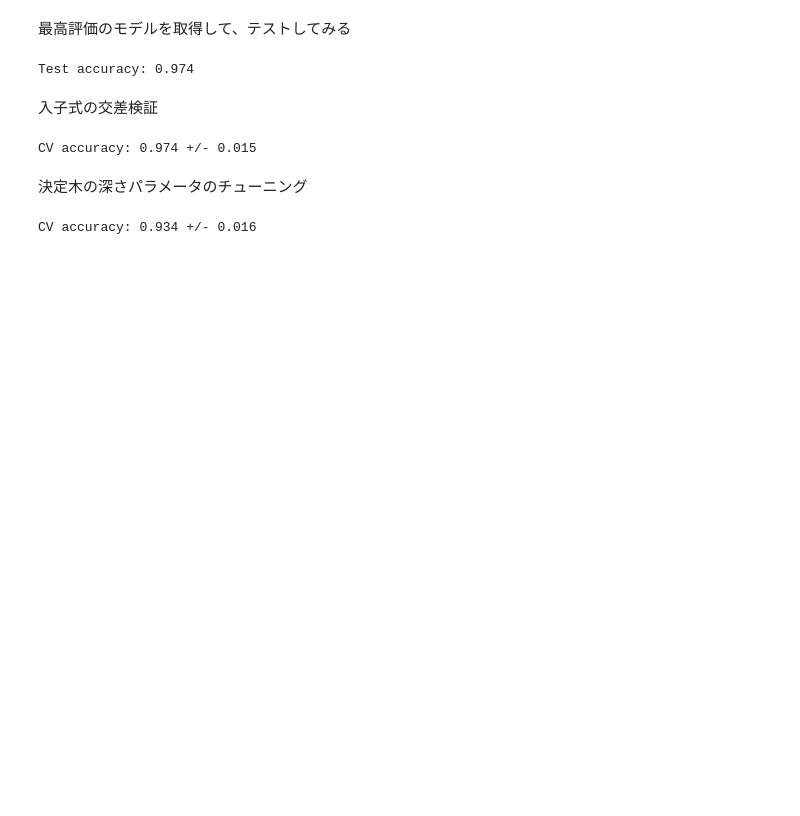
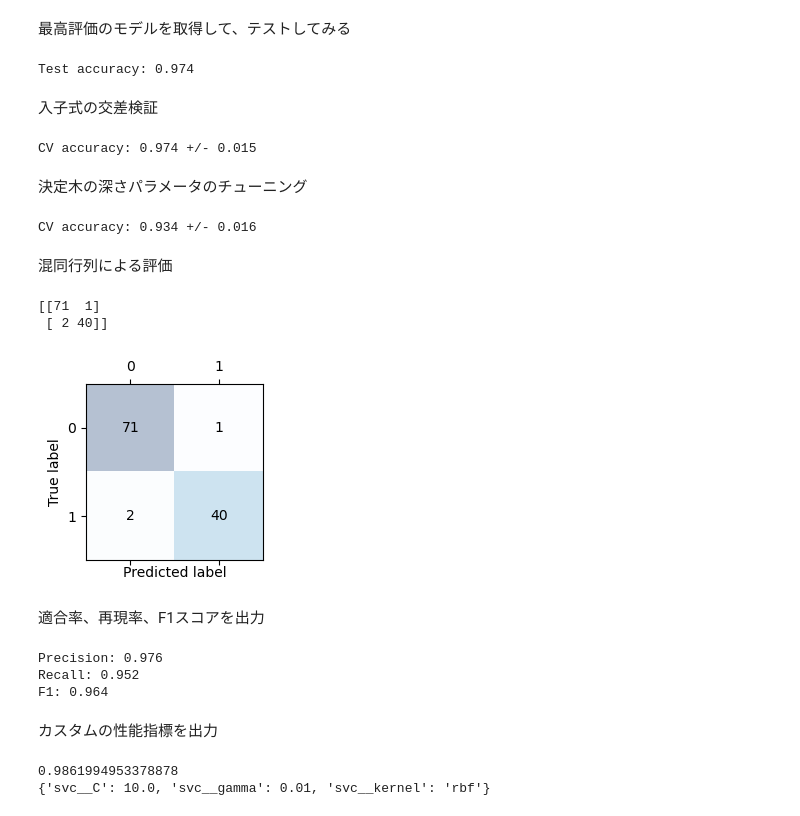
Before and after one commit to K-Bokka/py_ml_3rd, a Jupyter notebook: notebooks/ch06/03_gridsearch.ipynb, the cells around one changed output. Drawn from its saved outputs; the diff is of its cells as text; code cells hidden in the pictures; blank space fills up the shorter version.

Commit message:
Add other metrics

```diff
--- a/notebooks/ch06/03_gridsearch.ipynb
+++ b/notebooks/ch06/03_gridsearch.ipynb
@@ -63,3 +63,59 @@ scores = cross_val_score(gs, X_train, y_train, scoring='accuracy', cv=5)
 print('CV accuracy: %.3f +/- %.3f' % (np.mean(scores), np.std(scores)))
 # %% [output]
 CV accuracy: 0.934 +/- 0.016
+# %% [markdown]
+混同行列による評価
+# %%
+from sklearn.metrics import confusion_matrix
+import matplotlib.pyplot as plt
+
+pipe_svc.fit(X_train, y_train)
+y_pred = pipe_svc.predict(X_test)
+conf_mat = confusion_matrix(y_true=y_test, y_pred=y_pred)
+print(conf_mat)
+
+fig, ax = plt.subplots(figsize=(2.5, 2.5))
+ax.matshow(conf_mat, cmap=plt.get_cmap('Blues'), alpha=0.3)
+for i in range(conf_mat.shape[0]):
+    for j in range(conf_mat.shape[1]):
+        ax.text(x=j, y=i, s=conf_mat[i, j], va='center', ha='center')
+plt.xlabel('Predicted label')
+plt.ylabel('True label')
+plt.tight_layout()
+plt.show()
+# %% [output]
+[[71  1]
+ [ 2 40]]
+[figure, added]
+# %% [markdown]
+適合率、再現率、F1スコアを出力
+# %%
+from sklearn.metrics import precision_score, recall_score, f1_score
+
+print('Precision: %.3f' % precision_score(y_true=y_test, y_pred=y_pred))
+print('Recall: %.3f' % recall_score(y_true=y_test, y_pred=y_pred))
+print('F1: %.3f' % f1_score(y_true=y_test, y_pred=y_pred))
+# %% [output]
+Precision: 0.976
+Recall: 0.952
+F1: 0.964
+# %% [markdown]
+カスタムの性能指標を出力
+# %%
+from sklearn.metrics import make_scorer
+
+c_gamma_range = [0.01, 0.1, 1.0, 10.0]
+param_grid = [{'svc__C': c_gamma_range, 'svc__kernel': ['linear']},
+              {'svc__C': c_gamma_range, 'svc__kernel': ['rbf'], 'svc__gamma': c_gamma_range}]
+
+scorer = make_scorer(f1_score, pos_label=0)
+gs = GridSearchCV(estimator=pipe_svc,
+                  param_grid=param_grid,
+                  scoring=scorer,
+                  cv=10, n_jobs=-1)
+gs = gs.fit(X_train, y_train)
+print(gs.best_score_)
+print(gs.best_params_)
+# %% [output]
+0.9861994953378878
+{'svc__C': 10.0, 'svc__gamma': 0.01, 'svc__kernel': 'rbf'}
```
Also changed, not shown: parts of 2 cells of this notebook.
